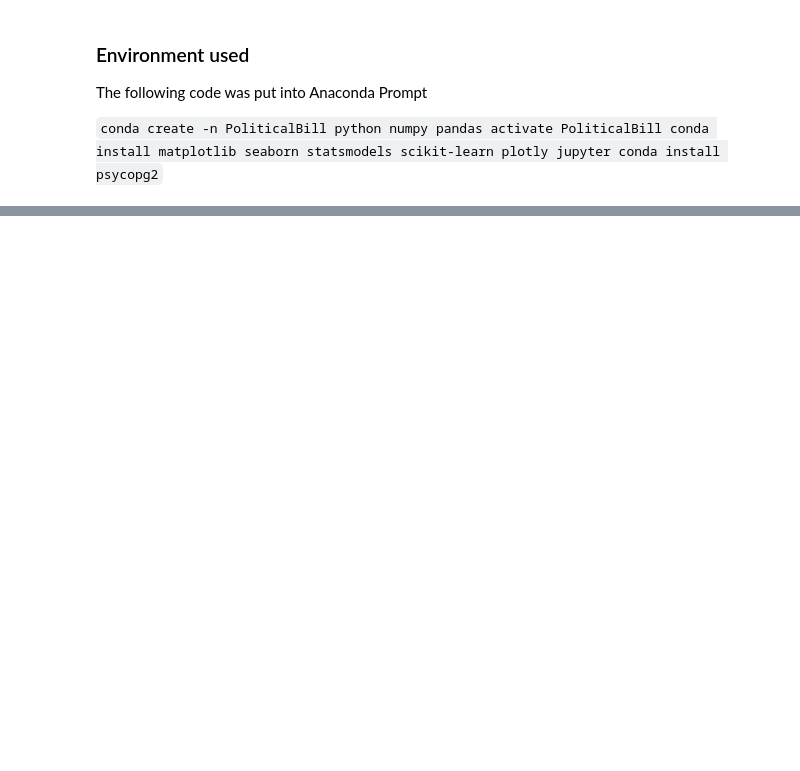
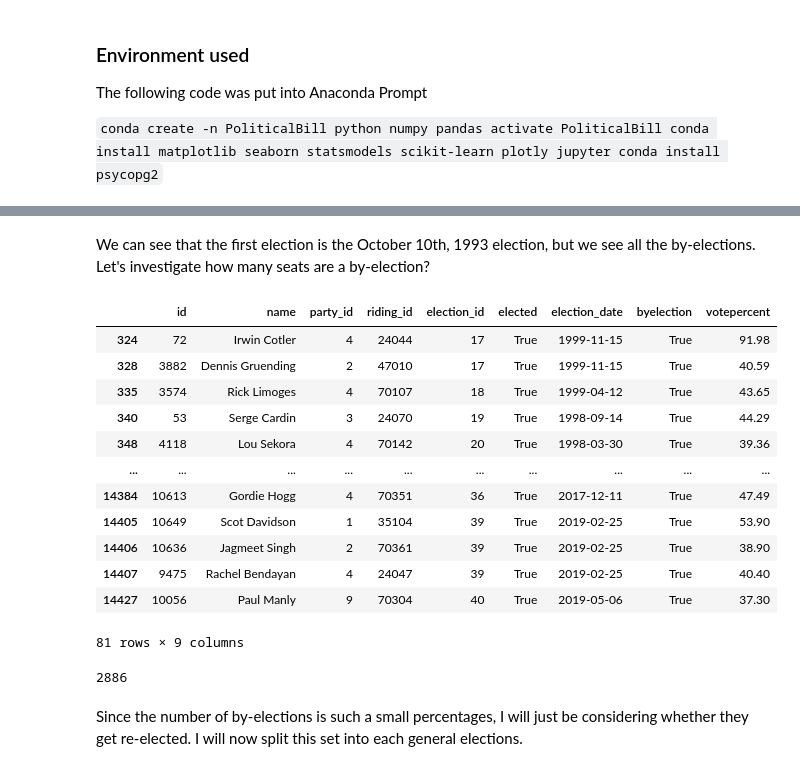
Before and after one commit to KyleMartens/BillVoteElectability, a Jupyter notebook: Political Bill Capstone.ipynb, the cells around one changed output, grey strips where cells are left out. Cells and saved outputs as stored; diff of their text form; code cells hidden in the pictures; blank space fills up the shorter version.

```diff
--- a/Political Bill Capstone.ipynb
+++ b/Political Bill Capstone.ipynb
@@ -34,0 +206,24 @@ bills_df = pd.read_sql_query(
+# %% [markdown]
+We can see that the first election is the October 10th, 1993 election, but we see all the by-elections. Let's investigate how many seats are a by-election?
+# %%
+elections_df[(elections_df['byelection'] & elections_df['elected'])]
+# %% [output]
+|  | id | name | party_id | riding_id | election_id | elected | election_date | byelection | votepercent |
+| 324 | 72 | Irwin Cotler | 4 | 24044 | 17 | True | 1999-11-15 | True | 91.98 |
+| 328 | 3882 | Dennis Gruending | 2 | 47010 | 17 | True | 1999-11-15 | True | 40.59 |
+| 335 | 3574 | Rick Limoges | 4 | 70107 | 18 | True | 1999-04-12 | True | 43.65 |
+| 340 | 53 | Serge Cardin | 3 | 24070 | 19 | True | 1998-09-14 | True | 44.29 |
+| 348 | 4118 | Lou Sekora | 4 | 70142 | 20 | True | 1998-03-30 | True | 39.36 |
+| ... | ... | ... | ... | ... | ... | ... | ... | ... | ... |
+| 14384 | 10613 | Gordie Hogg | 4 | 70351 | 36 | True | 2017-12-11 | True | 47.49 |
+| 14405 | 10649 | Scot Davidson | 1 | 35104 | 39 | True | 2019-02-25 | True | 53.90 |
+| 14406 | 10636 | Jagmeet Singh | 2 | 70361 | 39 | True | 2019-02-25 | True | 38.90 |
+| 14407 | 9475 | Rachel Bendayan | 4 | 24047 | 39 | True | 2019-02-25 | True | 40.40 |
+| 14427 | 10056 | Paul Manly | 9 | 70304 | 40 | True | 2019-05-06 | True | 37.30 |
+81 rows × 9 columns
+# %%
+elections_df['elected'].sum()
+# %% [output]
+2886
+# %% [markdown]
+Since the number of by-elections is such a small percentages, I will just be considering whether they get re-elected.  I will now split this set into each general elections.
```
Also changed, not shown: parts of 31 cells of this notebook.
